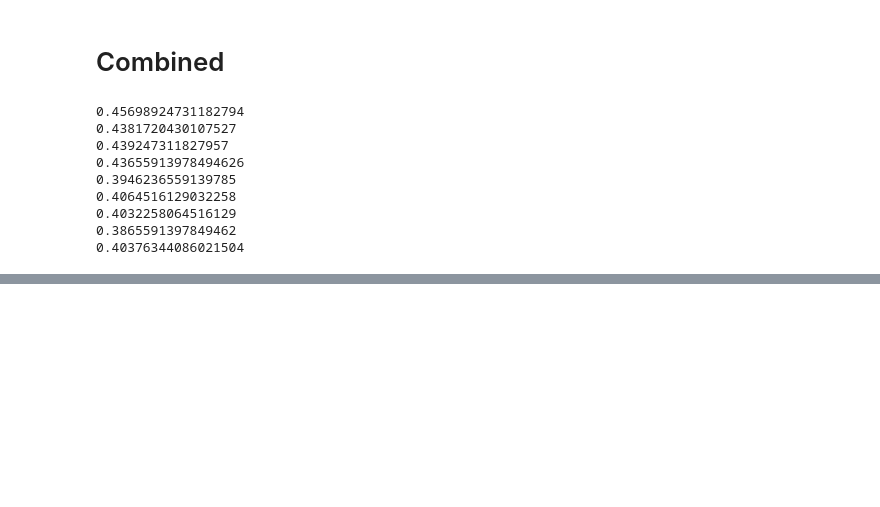
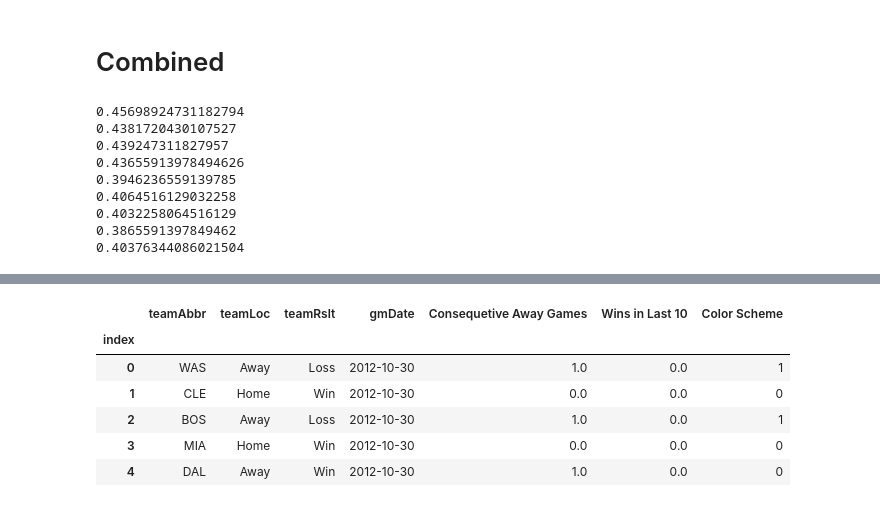
Before and after one commit to jjsahabu/NBA-Game-Predictor, a Jupyter notebook: W207-Final-Project-JJ-v2.ipynb, the cells around one changed output, grey strips where cells are left out. Saved outputs shown, nothing was run; the diff lists cells and outputs as text; code cells hidden in the pictures; blank space fills up the shorter version.

```diff
--- a/W207-Final-Project-JJ-v2.ipynb
+++ b/W207-Final-Project-JJ-v2.ipynb
@@ -487,0 +501,10 @@ print(sum(dev_labels != train_predicted_labels) / len(dev_labels))
+# %%
+final.head()
+# %% [output]
+|  | teamAbbr | teamLoc | teamRslt | gmDate | Consequetive Away Games | Wins in Last 10 | Color Scheme |
+| index |  |  |  |  |  |  |  |
+| 0 | WAS | Away | Loss | 2012-10-30 | 1.0 | 0.0 | 1 |
+| 1 | CLE | Home | Win | 2012-10-30 | 0.0 | 0.0 | 0 |
+| 2 | BOS | Away | Loss | 2012-10-30 | 1.0 | 0.0 | 1 |
+| 3 | MIA | Home | Win | 2012-10-30 | 0.0 | 0.0 | 0 |
+| 4 | DAL | Away | Win | 2012-10-30 | 1.0 | 0.0 | 0 |
```
Also changed, not shown: parts of 7 cells of this notebook, 1 other file.
